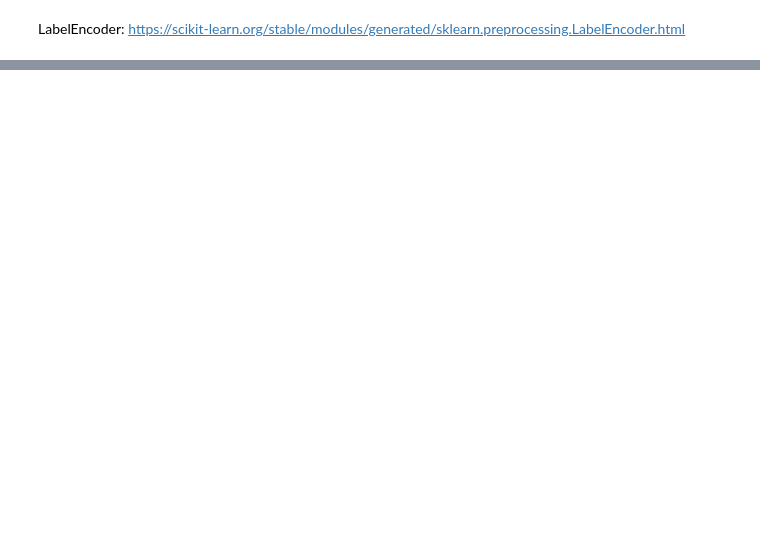
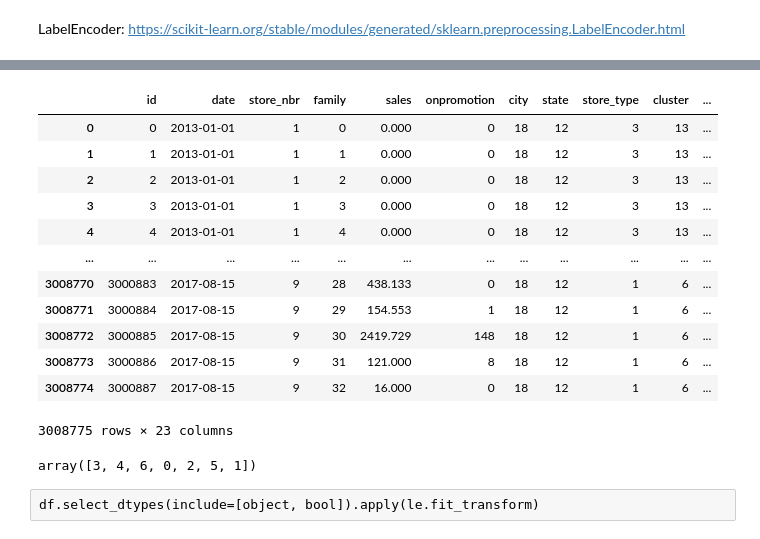
Before and after one commit to jiahui890/time-series-forecasting-store-sales, a Jupyter notebook: notebooks/feature_engineering.ipynb, the cells around one changed output, grey strips where cells are left out. Saved outputs shown, nothing was run; the diff lists cells and outputs as text; code cells hidden in the pictures; blank space fills up the shorter version.

```diff
--- a/notebooks/feature_engineering.ipynb
+++ b/notebooks/feature_engineering.ipynb
@@ -170,0 +325,2 @@ df_pivot
+# %%
+df['transferred'].fillna(False, inplace=True)
@@ -172,0 +411,6 @@ LabelEncoder: https://scikit-learn.org/stable/modules/generated/sklearn.preproce
+# %%
+from sklearn import preprocessing
+le = preprocessing.LabelEncoder()
+# le.fit(df)
+# %%
+cols = list(df.select_dtypes(include=[object, bool]).columns)
@@ -172,0 +429,24 @@ LabelEncoder: https://scikit-learn.org/stable/modules/generated/sklearn.preproce
+# %%
+df[cols] = df[cols].apply(le.fit_transform)
+# %%
+df
+# %% [output]
+|  | id | date | store_nbr | family | sales | onpromotion | city | state | store_type | cluster | ... |
+| 0 | 0 | 2013-01-01 | 1 | 0 | 0.000 | 0 | 18 | 12 | 3 | 13 | ... |
+| 1 | 1 | 2013-01-01 | 1 | 1 | 0.000 | 0 | 18 | 12 | 3 | 13 | ... |
+| 2 | 2 | 2013-01-01 | 1 | 2 | 0.000 | 0 | 18 | 12 | 3 | 13 | ... |
+| 3 | 3 | 2013-01-01 | 1 | 3 | 0.000 | 0 | 18 | 12 | 3 | 13 | ... |
+| 4 | 4 | 2013-01-01 | 1 | 4 | 0.000 | 0 | 18 | 12 | 3 | 13 | ... |
+| ... | ... | ... | ... | ... | ... | ... | ... | ... | ... | ... | ... |
+| 3008770 | 3000883 | 2017-08-15 | 9 | 28 | 438.133 | 0 | 18 | 12 | 1 | 6 | ... |
+| 3008771 | 3000884 | 2017-08-15 | 9 | 29 | 154.553 | 1 | 18 | 12 | 1 | 6 | ... |
+| 3008772 | 3000885 | 2017-08-15 | 9 | 30 | 2419.729 | 148 | 18 | 12 | 1 | 6 | ... |
+| 3008773 | 3000886 | 2017-08-15 | 9 | 31 | 121.000 | 8 | 18 | 12 | 1 | 6 | ... |
+| 3008774 | 3000887 | 2017-08-15 | 9 | 32 | 16.000 | 0 | 18 | 12 | 1 | 6 | ... |
+3008775 rows × 23 columns
+# %%
+df['holiday_type'].unique()
+# %% [output]
+array([3, 4, 6, 0, 2, 5, 1])
+# %% [raw]
+df.select_dtypes(include=[object, bool]).apply(le.fit_transform)
```
Also changed, not shown: parts of 50 cells of this notebook, 2 other files.
